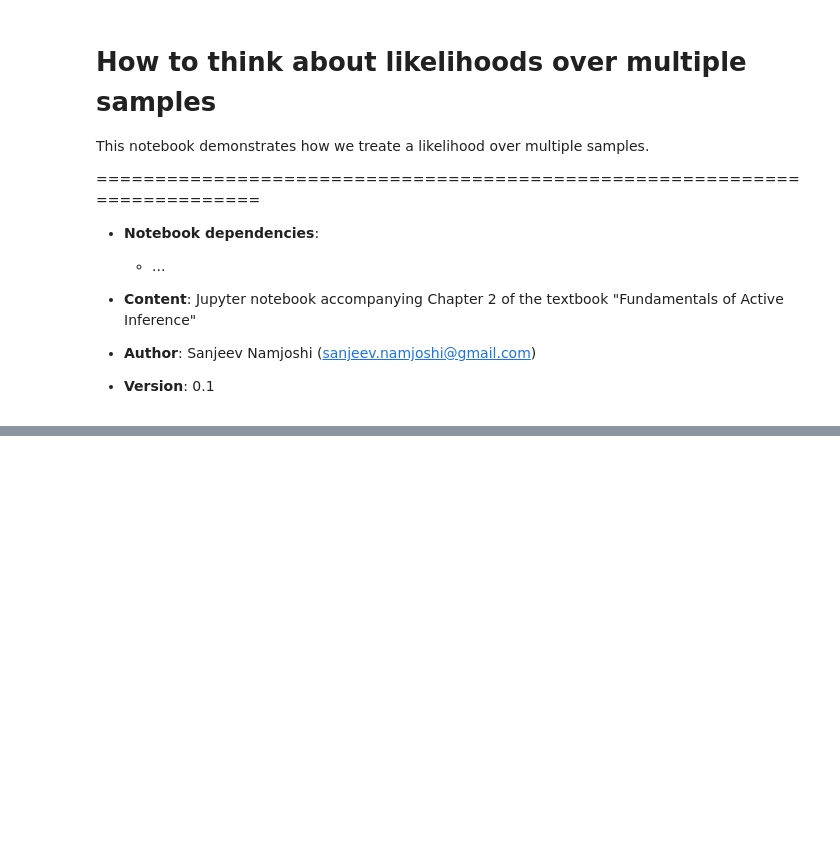
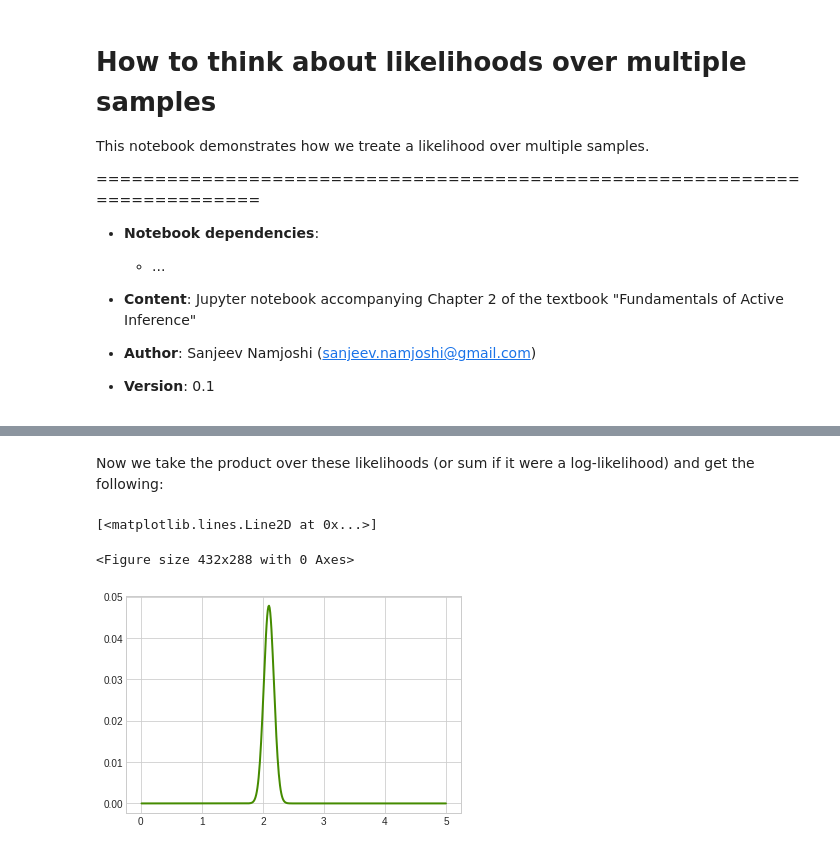
Before and after one commit to snamjoshi/faif-book, a Jupyter notebook: notebooks/background_material/multiple_likelihoods.ipynb, the cells around one changed output, grey strips where cells are left out. Cells and saved outputs as stored; diff of their text form; code cells hidden in the pictures; blank space fills up the shorter version.

```diff
--- a/notebooks/background_material/multiple_likelihoods.ipynb
+++ b/notebooks/background_material/multiple_likelihoods.ipynb
@@ -46,0 +63,25 @@ The only difference is that observation are now indexed by $i = 0, \dots, N$ to
+# %%
+# Environment parameters
+env_params = {
+    "beta_0_star" : 3,    # Linear parameter intercept
+    "beta_1_star" : 2,    # Linear parameter slope
+    "y_star_std"  : 0.25  # Standard deviation of sensory data
+}
+
+# Initialize environment and agent
+env = create_environment(name="static_linear", params=env_params)
+
+# Generate data for three different x_star values
+x_range = np.linspace(start=0.01, stop=5, num=500)   # Range of x_star
+x_star  = 2                                          # External state
+N       = 9                                         # Number of samples
+y       = np.zeros(N)                                # Empty array for N=30 samples
+
+# Generate
+for i in range(N):
+    env.build(x_star)
+    y[i] = env.generate()
+
+# The `norm()` function will not work unless we reshape `y` and add an extra dimension making it of size `[30, 1]`. The operation below adds this extra dimension. This is effectively like passing in 30 individual samples in one array instead of an array of 30 samples.
+
+y = np.expand_dims(y, axis=1)
@@ -46,0 +152,15 @@ The only difference is that observation are now indexed by $i = 0, \dots, N$ to
+# %% [markdown]
+Now we take the product over these likelihoods (or sum if it were a log-likelihood) and get the following:
+# %%
+plt.style.use("seaborn-whitegrid")
+fig = plt.figure()
+fig, ax = plt.subplots(1, 1, facecolor=(1,1,1))
+
+# Plot linear generating function on canvas
+ax.plot(x_range, np.prod(likelihood_i, axis=0),
+        c="#458B00",
+        linewidth=2)
+# %% [output]
+[<matplotlib.lines.Line2D at 0x...>]
+<Figure size 432x288 with 0 Axes>
+[figure, added]
```
Also changed, not shown: parts of 8 cells of this notebook, 6 other files.
